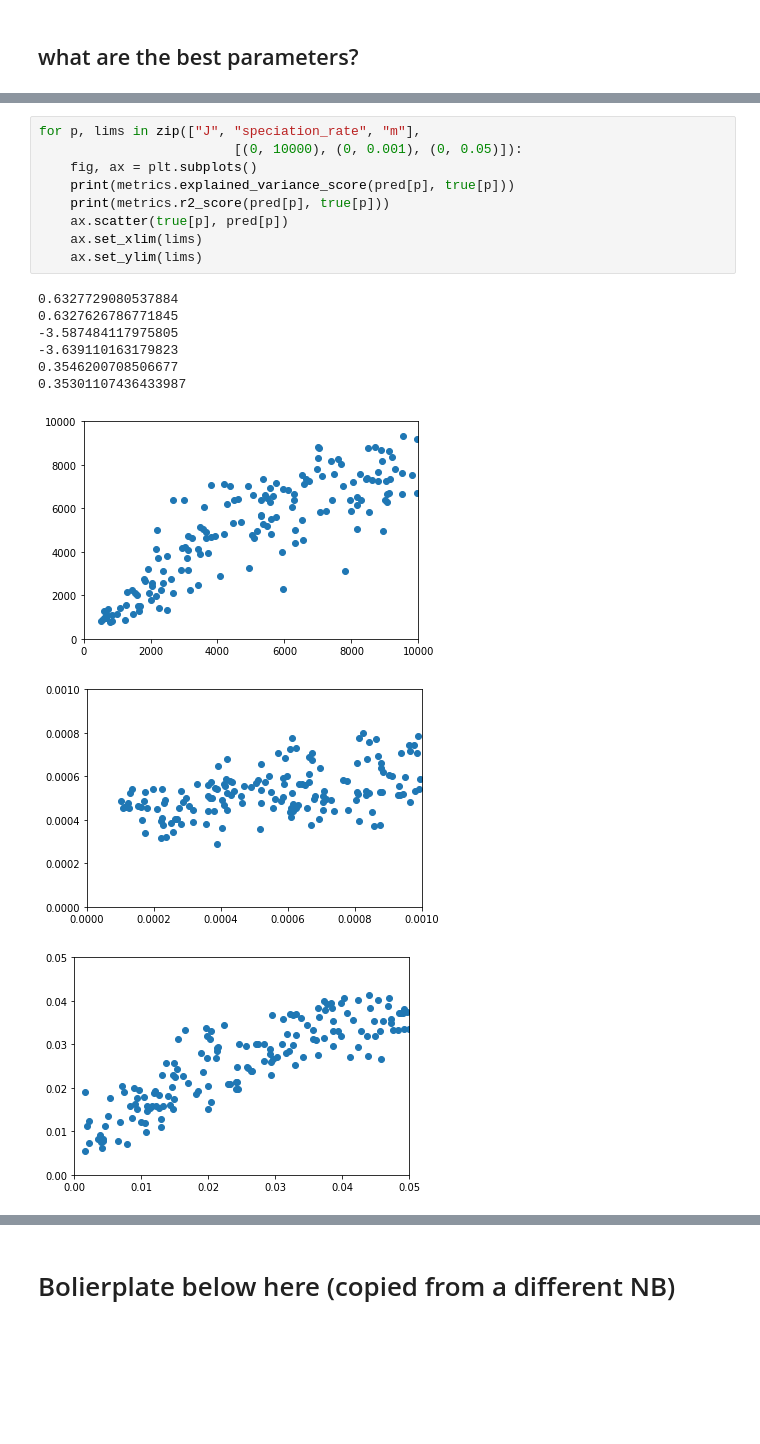
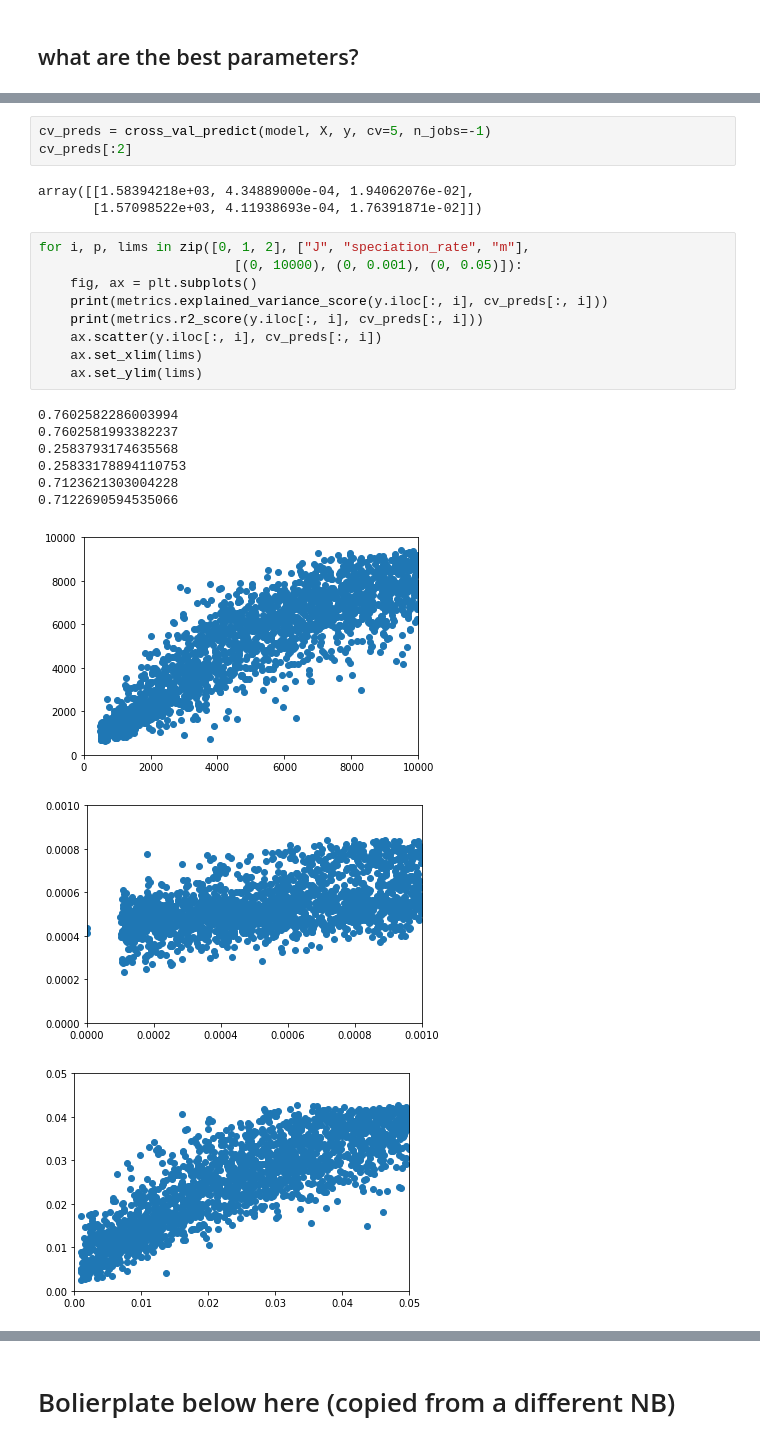
Before and after one commit to messDiv/MESS, a Jupyter notebook: jupyter-notebooks/ml/RF-parameter-estimation-CV.ipynb, the cells around one changed output, grey strips where cells are left out. Saved outputs shown, nothing was run; the diff lists cells and outputs as text; blank space fills up the shorter version.

```diff
--- a/jupyter-notebooks/ml/RF-parameter-estimation-CV.ipynb
+++ b/jupyter-notebooks/ml/RF-parameter-estimation-CV.ipynb
@@ -253,19 +258,25 @@ print(metrics.r2_score(ypred, ytrue))
+# %%
+cv_preds = cross_val_predict(model, X, y, cv=5, n_jobs=-1)
+cv_preds[:2]
+# %% [output]
+array([[1.58394218e+03, 4.34889000e-04, 1.94062076e-02],
+       [1.57098522e+03, 4.11938693e-04, 1.76391871e-02]])
 # %%
-for p, lims in zip(["J", "speciation_rate", "m"],
+for i, p, lims in zip([0, 1, 2], ["J", "speciation_rate", "m"],
                          [(0, 10000), (0, 0.001), (0, 0.05)]):
     fig, ax = plt.subplots()
-    print(metrics.explained_variance_score(pred[p], true[p]))
-    print(metrics.r2_score(pred[p], true[p]))
-    ax.scatter(true[p], pred[p])
+    print(metrics.explained_variance_score(y.iloc[:, i], cv_preds[:, i]))
+    print(metrics.r2_score(y.iloc[:, i], cv_preds[:, i]))
+    ax.scatter(y.iloc[:, i], cv_preds[:, i])
     ax.set_xlim(lims)
     ax.set_ylim(lims)
 # %% [output]
-0.6327729080537884
-0.6327626786771845
--3.587484117975805
--3.639110163179823
-0.3546200708506677
-0.35301107436433987
+0.7602582286003994
+0.7602581993382237
+0.2583793174635568
+0.25833178894110753
+0.7123621303004228
+0.7122690594535066
-[figure, old version]
+[figure, new version]
-[figure, old version]
+[figure, new version]
-[figure, old version]
+[figure, new version]
```
Also changed, not shown: parts of 14 cells of this notebook, 6 other files.
